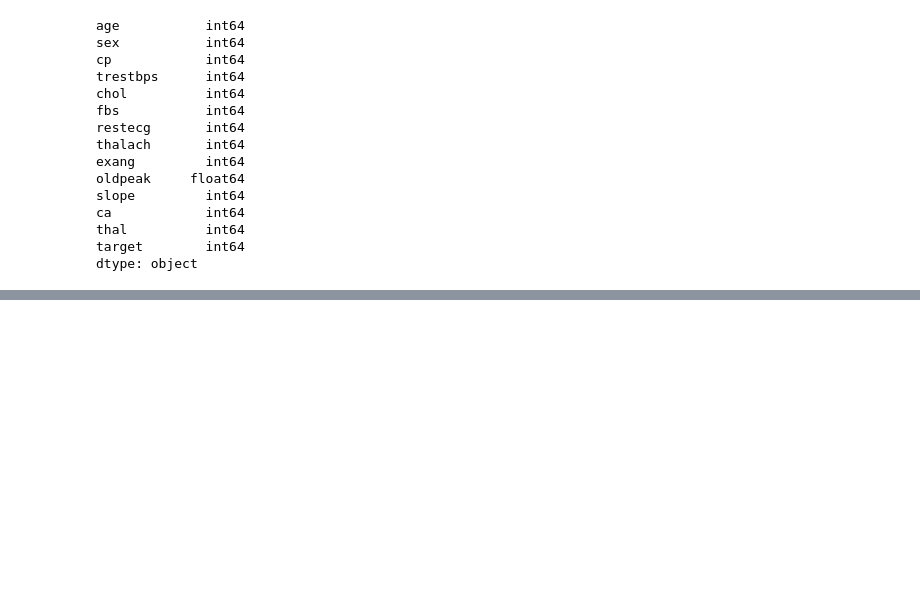
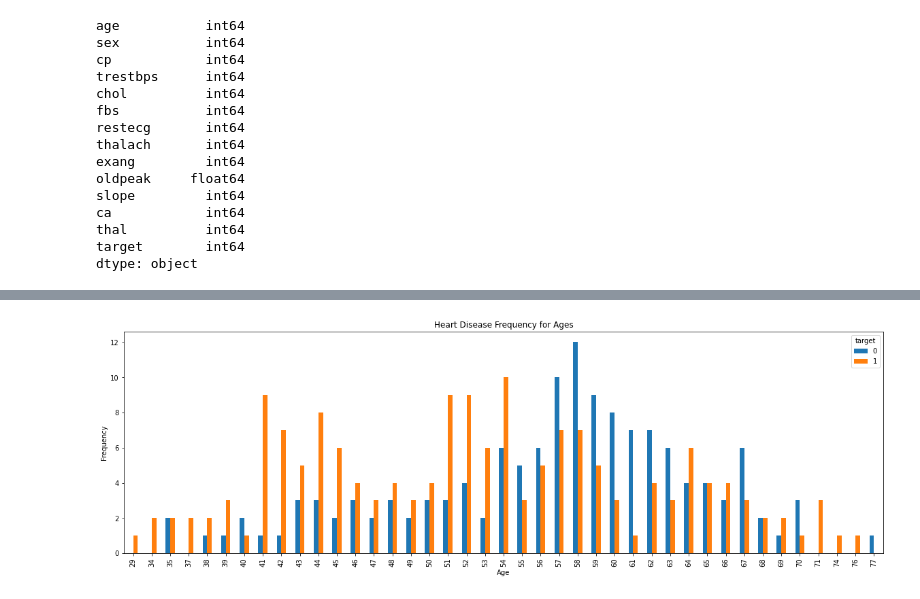
Before and after one commit to abhinavmaharana/Heart-Disease-Predictor-Using-Neural-Networks, a Jupyter notebook: Heart_Disease_Predictor_Using_Neural_Networks.ipynb, the cells around one changed output, grey strips where cells are left out. Saved outputs shown, nothing was run; the diff lists cells and outputs as text; code cells hidden in the pictures; blank space fills up the shorter version.

```diff
--- a/Heart_Disease_Predictor_Using_Neural_Networks.ipynb
+++ b/Heart_Disease_Predictor_Using_Neural_Networks.ipynb
@@ -183,0 +192,8 @@ data1.describe()
+# %%
+pd.crosstab(data.age,data.target).plot(kind="bar",figsize=(20,6))
+plt.title('Heart Disease Frequency for Ages')
+plt.xlabel('Age')
+plt.ylabel('Frequency')
+plt.show()
+# %% [output]
+[figure, added]
```
Also changed, not shown: parts of 3 cells of this notebook.
